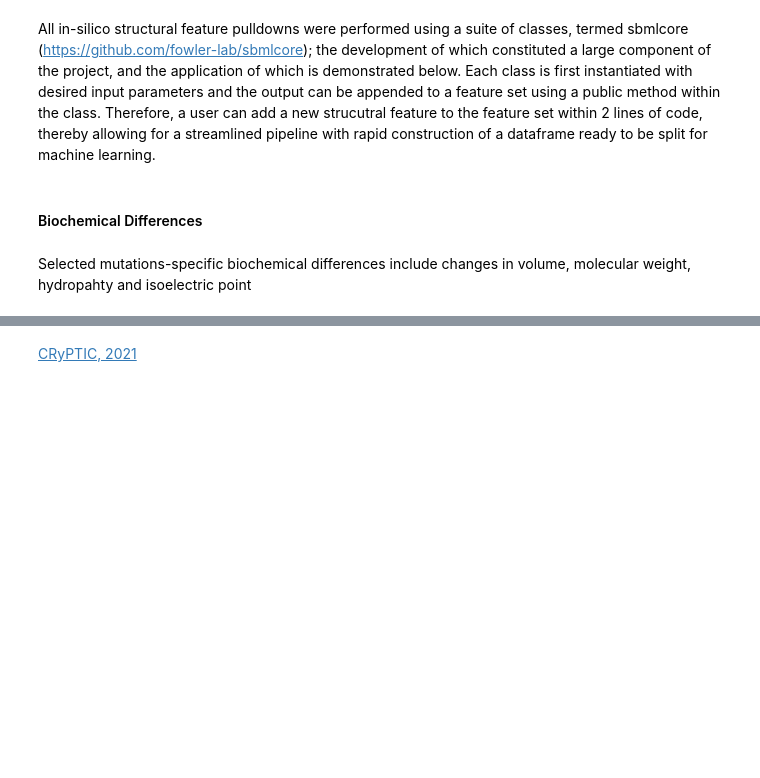
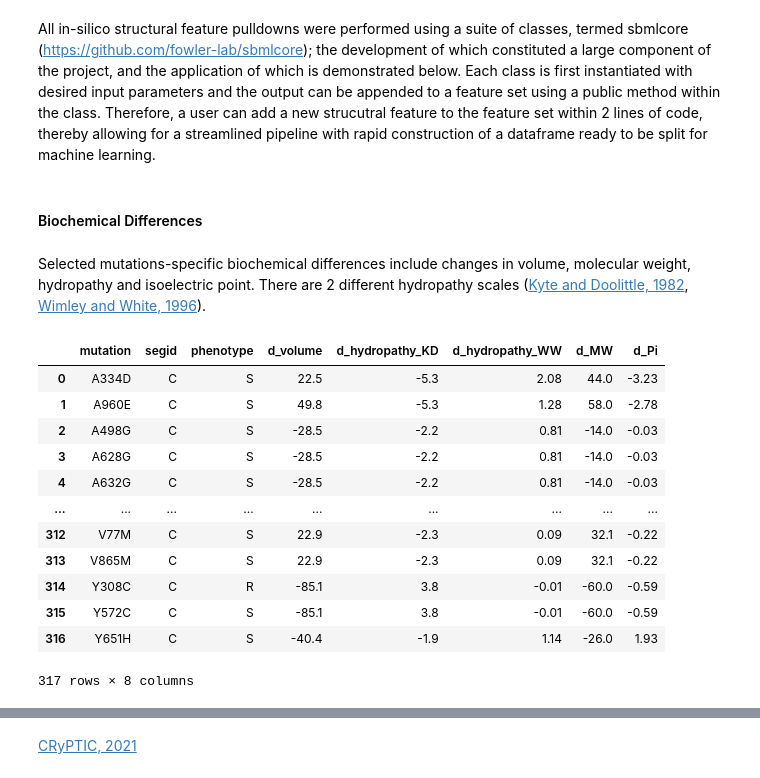
Before and after one commit to DylanAdlard/SABS_rotation_1_report, a Jupyter notebook: Report.ipynb, the cells around one changed output, grey strips where cells are left out. Drawn from its saved outputs; the diff is of its cells as text; code cells hidden in the pictures; blank space fills up the shorter version.

Commit message:
biochemical

```diff
--- a/Report.ipynb
+++ b/Report.ipynb
@@ -215,4 +211,35 @@ All in-silico structural feature pulldowns were performed using a suite of class
 # %% [markdown]
 #### Biochemical Differences
 # %% [markdown]
-Selected mutations-specific biochemical differences include changes in volume, molecular weight, hydropahty and isoelectric point
+Selected mutations-specific biochemical differences include changes in volume, molecular weight, hydropathy and isoelectric point. There are 2 different hydropathy scales ([Kyte and Doolittle, 1982](#Kyte1982), [Wimley and White, 1996](#Wimley1996)).
+# %%
+v = sbmlcore.AminoAcidVolumeChange()
+df = v.add_feature(df)
+
+hk = sbmlcore.AminoAcidHydropathyChangeKyteDoolittle()
+df = hk.add_feature(df)
+
+hw = sbmlcore.AminoAcidHydropathyChangeWimleyWhite()
+df = hw.add_feature(df)
+
+mw = sbmlcore.AminoAcidMWChange()
+df = mw.add_feature(df)
+
+pi = sbmlcore.AminoAcidPiChange()
+df = pi.add_feature(df)
+
+df
+# %% [output]
+|  | mutation | segid | phenotype | d_volume | d_hydropathy_KD | d_hydropathy_WW | d_MW | d_Pi |
+| 0 | A334D | C | S | 22.5 | -5.3 | 2.08 | 44.0 | -3.23 |
+| 1 | A960E | C | S | 49.8 | -5.3 | 1.28 | 58.0 | -2.78 |
+| 2 | A498G | C | S | -28.5 | -2.2 | 0.81 | -14.0 | -0.03 |
+| 3 | A628G | C | S | -28.5 | -2.2 | 0.81 | -14.0 | -0.03 |
+| 4 | A632G | C | S | -28.5 | -2.2 | 0.81 | -14.0 | -0.03 |
+| ... | ... | ... | ... | ... | ... | ... | ... | ... |
+| 312 | V77M | C | S | 22.9 | -2.3 | 0.09 | 32.1 | -0.22 |
+| 313 | V865M | C | S | 22.9 | -2.3 | 0.09 | 32.1 | -0.22 |
+| 314 | Y308C | C | R | -85.1 | 3.8 | -0.01 | -60.0 | -0.59 |
+| 315 | Y572C | C | S | -85.1 | 3.8 | -0.01 | -60.0 | -0.59 |
+| 316 | Y651H | C | S | -40.4 | -1.9 | 1.14 | -26.0 | 1.93 |
+317 rows × 8 columns
```
Also changed, not shown: parts of 4 cells of this notebook.
